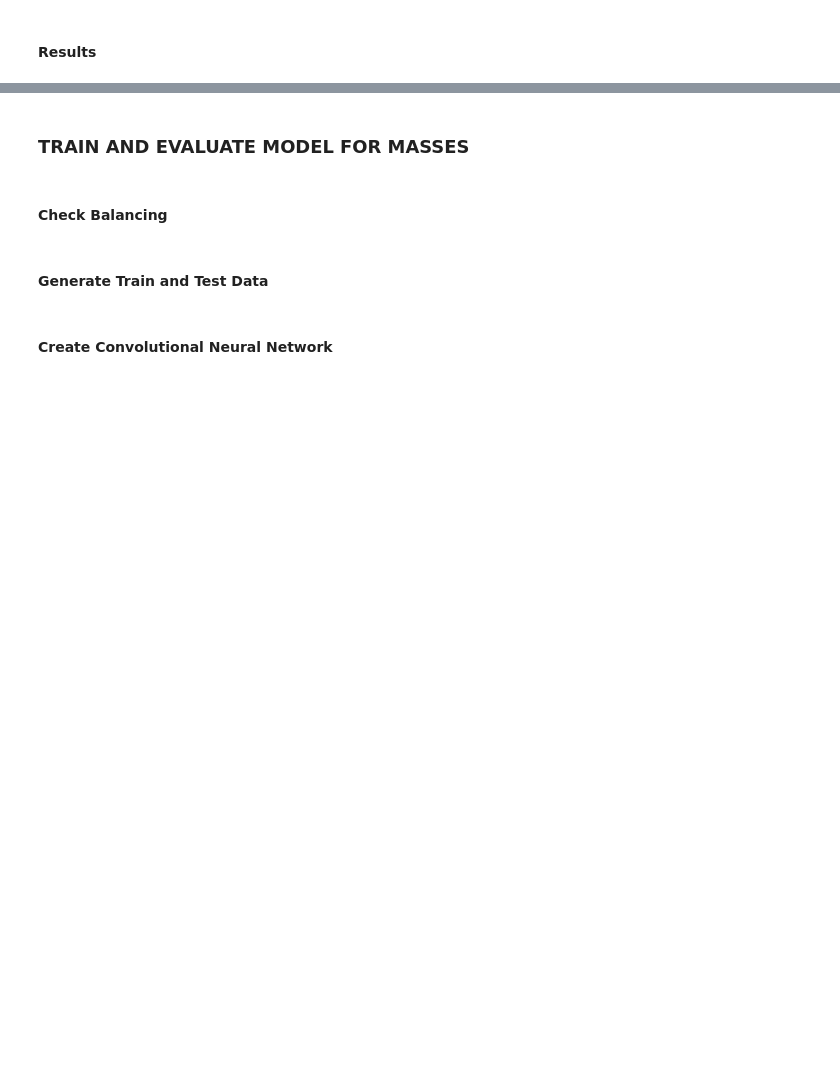
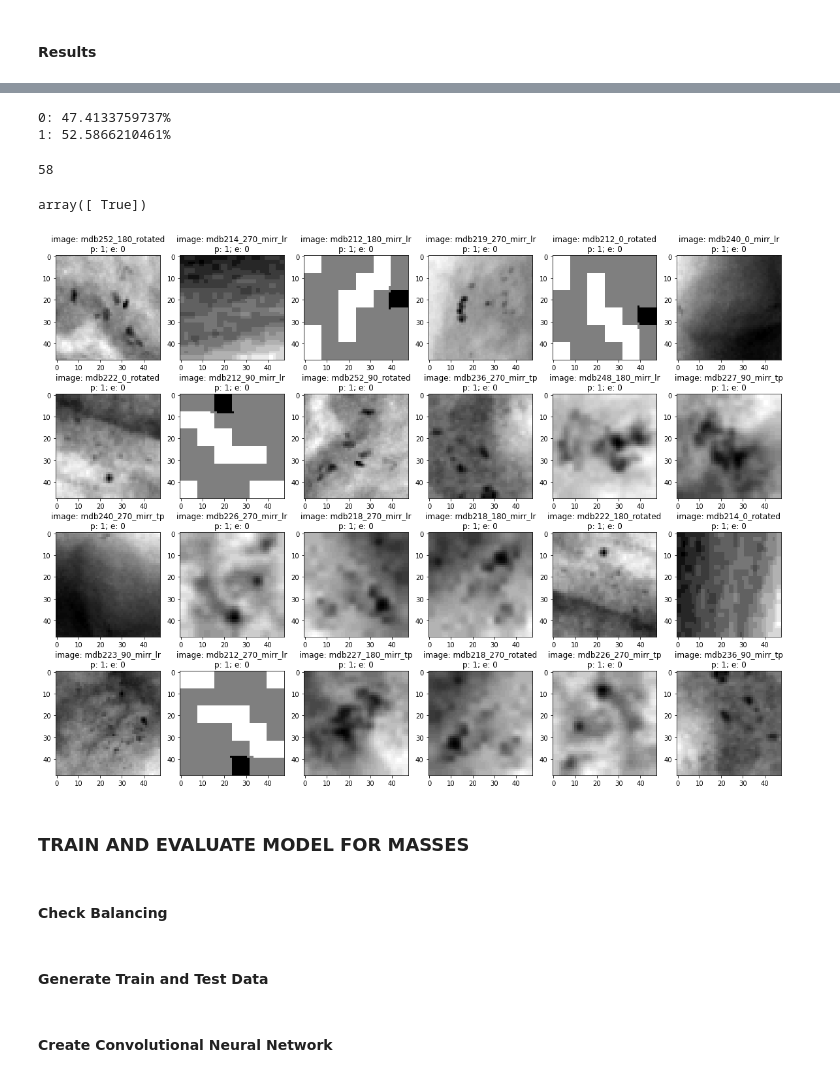
Before and after one commit to cpoles/data_science, a Jupyter notebook: projects/machine_learning/deep_learning/mias_mammography/notebooks/mias_mammography.ipynb, the cells around one changed output, grey strips where cells are left out. Saved outputs shown, nothing was run; the diff lists cells and outputs as text; code cells hidden in the pictures; blank space fills up the shorter version.

```diff
--- a/projects/machine_learning/deep_learning/mias_mammography/notebooks/mias_mammography.ipynb
+++ b/projects/machine_learning/deep_learning/mias_mammography/notebooks/mias_mammography.ipynb
@@ -272,0 +389,22 @@ results_plot = hp.plot_result(hist.history['accuracy'],
+# %%
+# checking wrong predictions
+predictions = cnn_calc.predict(test_data)
+
+# check the probabilities for the first sample
+for index, probability in enumerate(predictions[0]):
+    print(f'{index}: {probability:.10%}')
+# %% [output]
+0: 47.4133759737%
+1: 52.5866210461%
+# %%
+images = calcifications_balanced.p_matrix
+# %%
+wrong_predictions = []
+
+for i, (p,e) in enumerate(zip(predictions, test_data.labels)):
+    predicted, expected = np.argmax(p), np.argmax(e)
+    # create something to keep the same index from calcifications_balanced
+    # and wrong predictions
+    if predicted != expected:
+        wrong_predictions.append(
+            (i, images[i], predicted, expected))
@@ -272,0 +413,4 @@ results_plot = hp.plot_result(hist.history['accuracy'],
+# %%
+a
+# %% [output]
+58
@@ -273,3 +419,19 @@ results_plot = hp.plot_result(hist.history['accuracy'],
+# %%
+np.unique(test)
+# %% [output]
+array([ True])
+# %%
+figure, axes = plt.subplots(nrows=4, ncols=6, figsize=(16, 12))
+
+for axes, item in zip(axes.ravel(), wrong_predictions):
+    index, image, predicted, expected = item
+    axes.imshow(image, cmap=plt.cm.gray_r)
+    axes.set_title(
+                    f'image: {calcifications_balanced.iloc[index].name}\np: {predicted}; e: {expected}'
+                   )
+    plt.tight_layout()
+# %% [output]
+[figure, added]
 # %% [markdown]
 ### TRAIN AND EVALUATE MODEL FOR MASSES
 # %%
```
Also changed, not shown: parts of 21 cells of this notebook, 2 other files.
